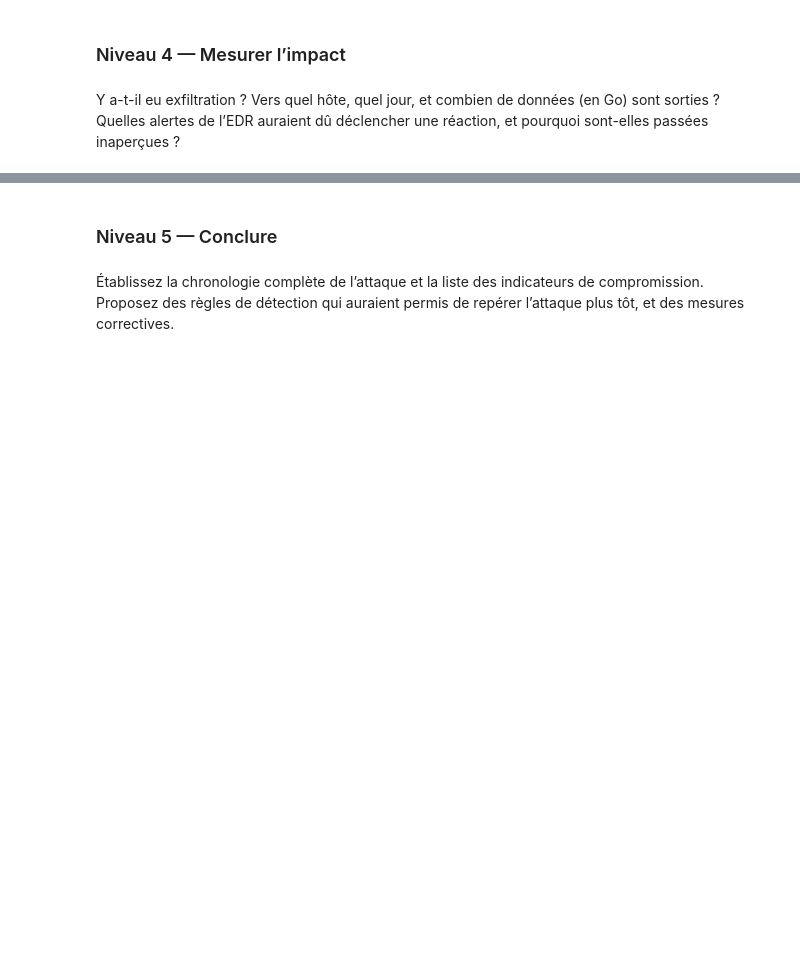
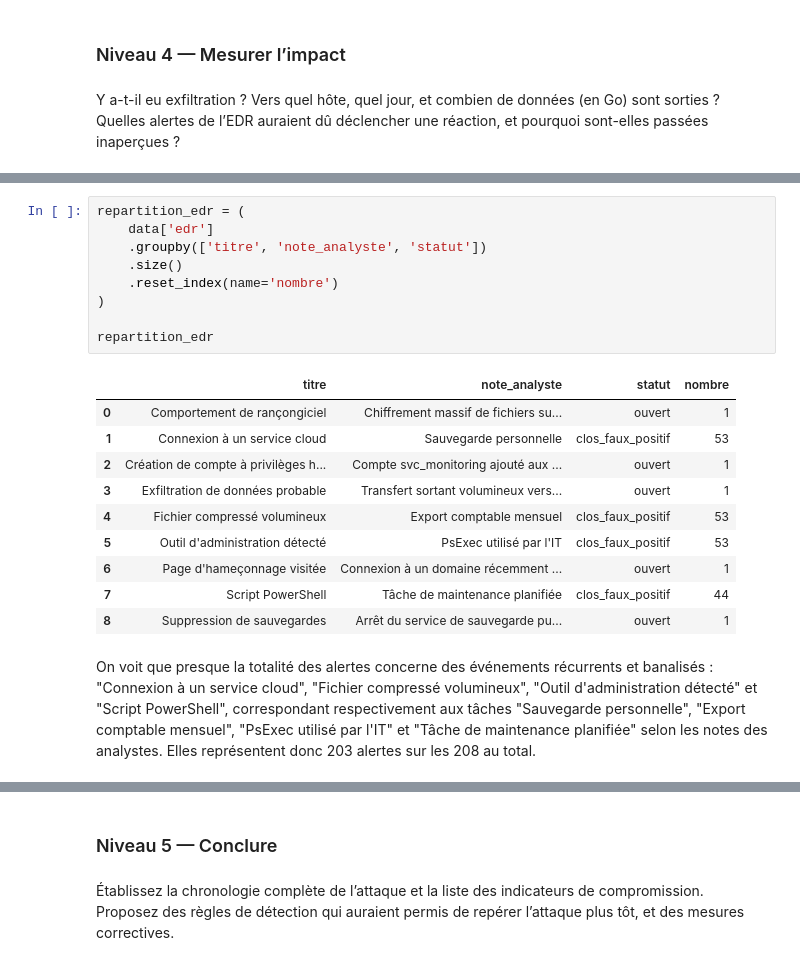
Before and after one commit to AaronRandrianarisona/projet_analyse_incident_securite, a Jupyter notebook: analyse_securite.ipynb, the cells around one changed output, grey strips where cells are left out. Drawn from its saved outputs; the diff is of its cells as text; blank space fills up the shorter version.

```diff
--- a/analyse_securite.ipynb
+++ b/analyse_securite.ipynb
@@ -762,0 +902,22 @@ Quelles alertes de l’EDR auraient dû déclencher une réaction, et pourquoi s
+# %%
+repartition_edr = (
+    data['edr']
+    .groupby(['titre', 'note_analyste', 'statut'])
+    .size()
+    .reset_index(name='nombre')
+)
+
+repartition_edr
+# %% [output]
+|  | titre | note_analyste | statut | nombre |
+| 0 | Comportement de rançongiciel | Chiffrement massif de fichiers su... | ouvert | 1 |
+| 1 | Connexion à un service cloud | Sauvegarde personnelle | clos_faux_positif | 53 |
+| 2 | Création de compte à privilèges h... | Compte svc_monitoring ajouté aux ... | ouvert | 1 |
+| 3 | Exfiltration de données probable | Transfert sortant volumineux vers... | ouvert | 1 |
+| 4 | Fichier compressé volumineux | Export comptable mensuel | clos_faux_positif | 53 |
+| 5 | Outil d'administration détecté | PsExec utilisé par l'IT | clos_faux_positif | 53 |
+| 6 | Page d'hameçonnage visitée | Connexion à un domaine récemment ... | ouvert | 1 |
+| 7 | Script PowerShell | Tâche de maintenance planifiée | clos_faux_positif | 44 |
+| 8 | Suppression de sauvegardes | Arrêt du service de sauvegarde pu... | ouvert | 1 |
+# %% [markdown]
+On voit que presque la totalité des alertes concerne des événements récurrents et banalisés : "Connexion à un service cloud", "Fichier compressé volumineux", "Outil d'administration détecté" et "Script PowerShell", correspondant respectivement aux tâches "Sauvegarde personnelle", "Export comptable mensuel", "PsExec utilisé par l'IT" et "Tâche de maintenance planifiée" selon les notes des analystes. Elles représentent donc 203 alertes sur les 208 au total.
```
Also changed, not shown: parts of 26 cells of this notebook.
